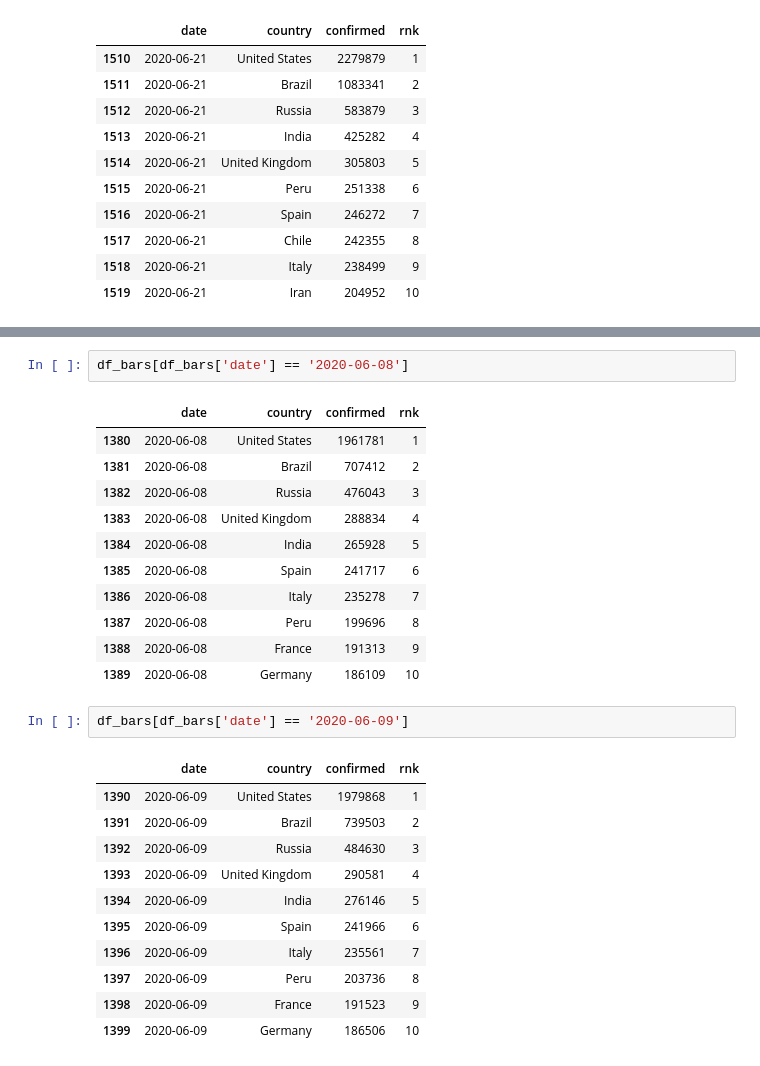
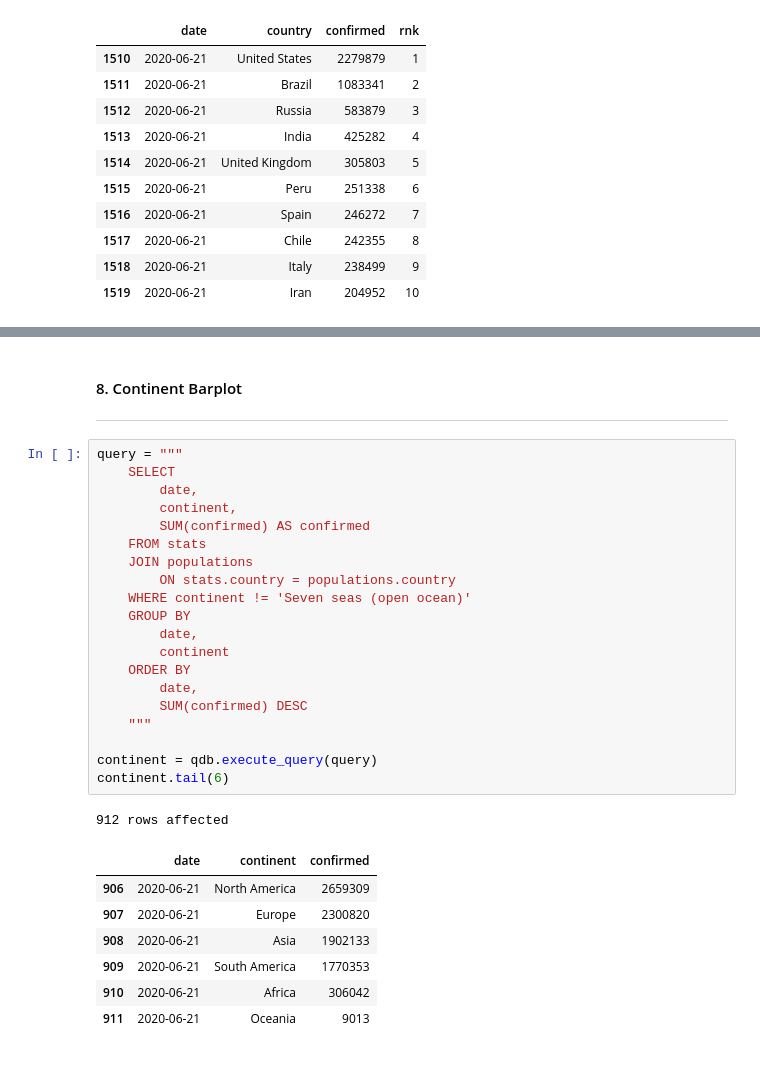
Before and after one commit to gvpamelen/covid19, a Jupyter notebook: notebooks/EDA.ipynb, the cells around one changed output, grey strips where cells are left out. Cells and saved outputs as stored; diff of their text form.

Commit message:
feat: barplot for cases per continent

```diff
--- a/notebooks/EDA.ipynb
+++ b/notebooks/EDA.ipynb
@@ -729,31 +729,35 @@ show(p)
 # %% [output]
 [interactive output not drawn]
 [interactive output not drawn]
-# %%
-df_bars[df_bars['date'] == '2020-06-08']
-# %% [output]
-|  | date | country | confirmed | rnk |
-| 1380 | 2020-06-08 | United States | 1961781 | 1 |
-| 1381 | 2020-06-08 | Brazil | 707412 | 2 |
-| 1382 | 2020-06-08 | Russia | 476043 | 3 |
-| 1383 | 2020-06-08 | United Kingdom | 288834 | 4 |
-| 1384 | 2020-06-08 | India | 265928 | 5 |
-| 1385 | 2020-06-08 | Spain | 241717 | 6 |
-| 1386 | 2020-06-08 | Italy | 235278 | 7 |
-| 1387 | 2020-06-08 | Peru | 199696 | 8 |
-| 1388 | 2020-06-08 | France | 191313 | 9 |
-| 1389 | 2020-06-08 | Germany | 186109 | 10 |
-# %%
-df_bars[df_bars['date'] == '2020-06-09']
-# %% [output]
-|  | date | country | confirmed | rnk |
-| 1390 | 2020-06-09 | United States | 1979868 | 1 |
-| 1391 | 2020-06-09 | Brazil | 739503 | 2 |
-| 1392 | 2020-06-09 | Russia | 484630 | 3 |
-| 1393 | 2020-06-09 | United Kingdom | 290581 | 4 |
-| 1394 | 2020-06-09 | India | 276146 | 5 |
-| 1395 | 2020-06-09 | Spain | 241966 | 6 |
-| 1396 | 2020-06-09 | Italy | 235561 | 7 |
-| 1397 | 2020-06-09 | Peru | 203736 | 8 |
-| 1398 | 2020-06-09 | France | 191523 | 9 |
-| 1399 | 2020-06-09 | Germany | 186506 | 10 |
+# %% [markdown]
+#### 8. Continent Barplot
+***
+# %%
+query = """
+    SELECT
+        date,
+        continent,
+        SUM(confirmed) AS confirmed
+    FROM stats
+    JOIN populations
+        ON stats.country = populations.country
+    WHERE continent != 'Seven seas (open ocean)'
+    GROUP BY
+        date,
+        continent
+    ORDER BY
+        date,
+        SUM(confirmed) DESC
+    """
+
+continent = qdb.execute_query(query)
+continent.tail(6)
+# %% [output]
+912 rows affected
+|  | date | continent | confirmed |
+| 906 | 2020-06-21 | North America | 2659309 |
+| 907 | 2020-06-21 | Europe | 2300820 |
+| 908 | 2020-06-21 | Asia | 1902133 |
+| 909 | 2020-06-21 | South America | 1770353 |
+| 910 | 2020-06-21 | Africa | 306042 |
+| 911 | 2020-06-21 | Oceania | 9013 |
```
Also changed, not shown: parts of 2 cells of this notebook, 2 other files.
